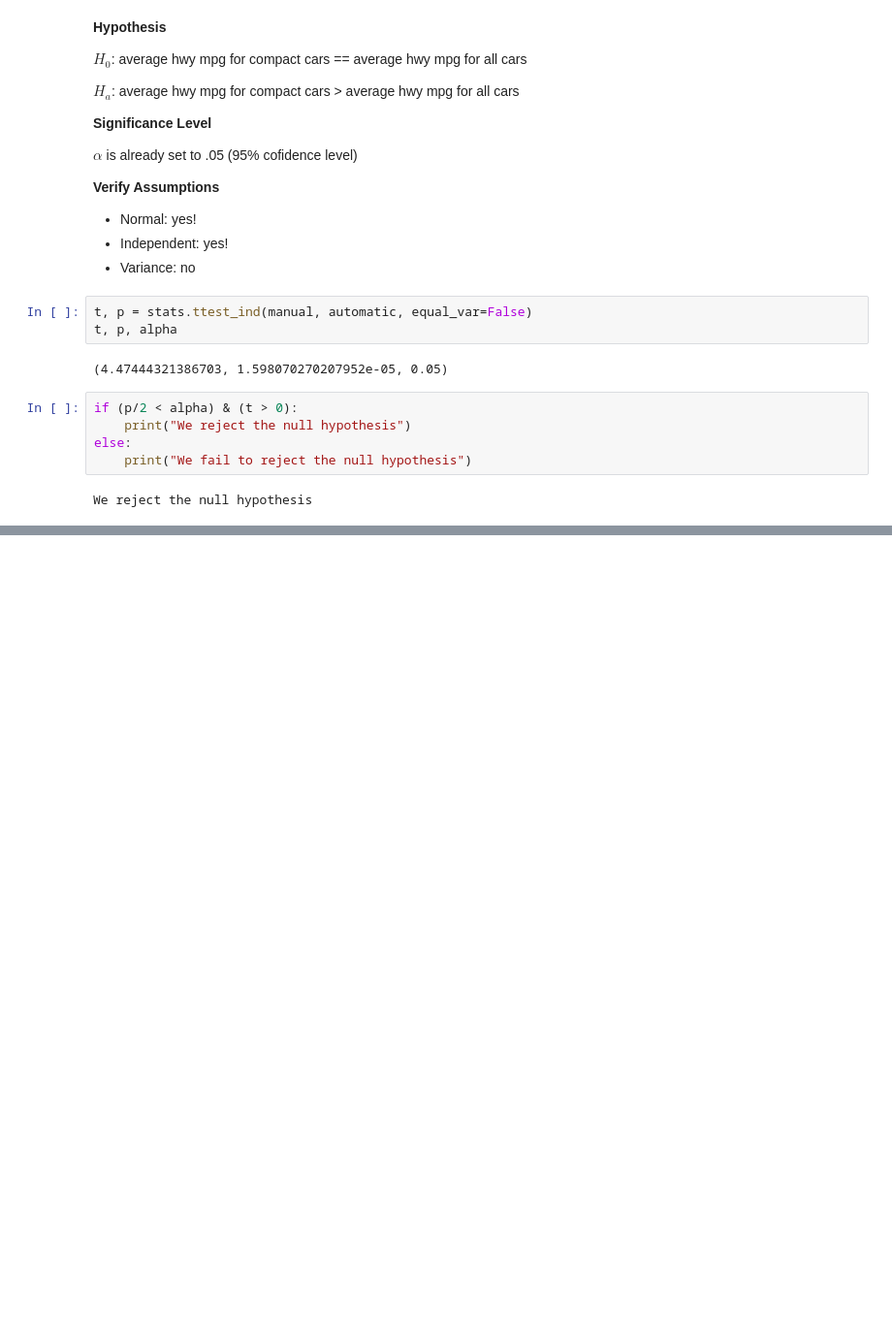
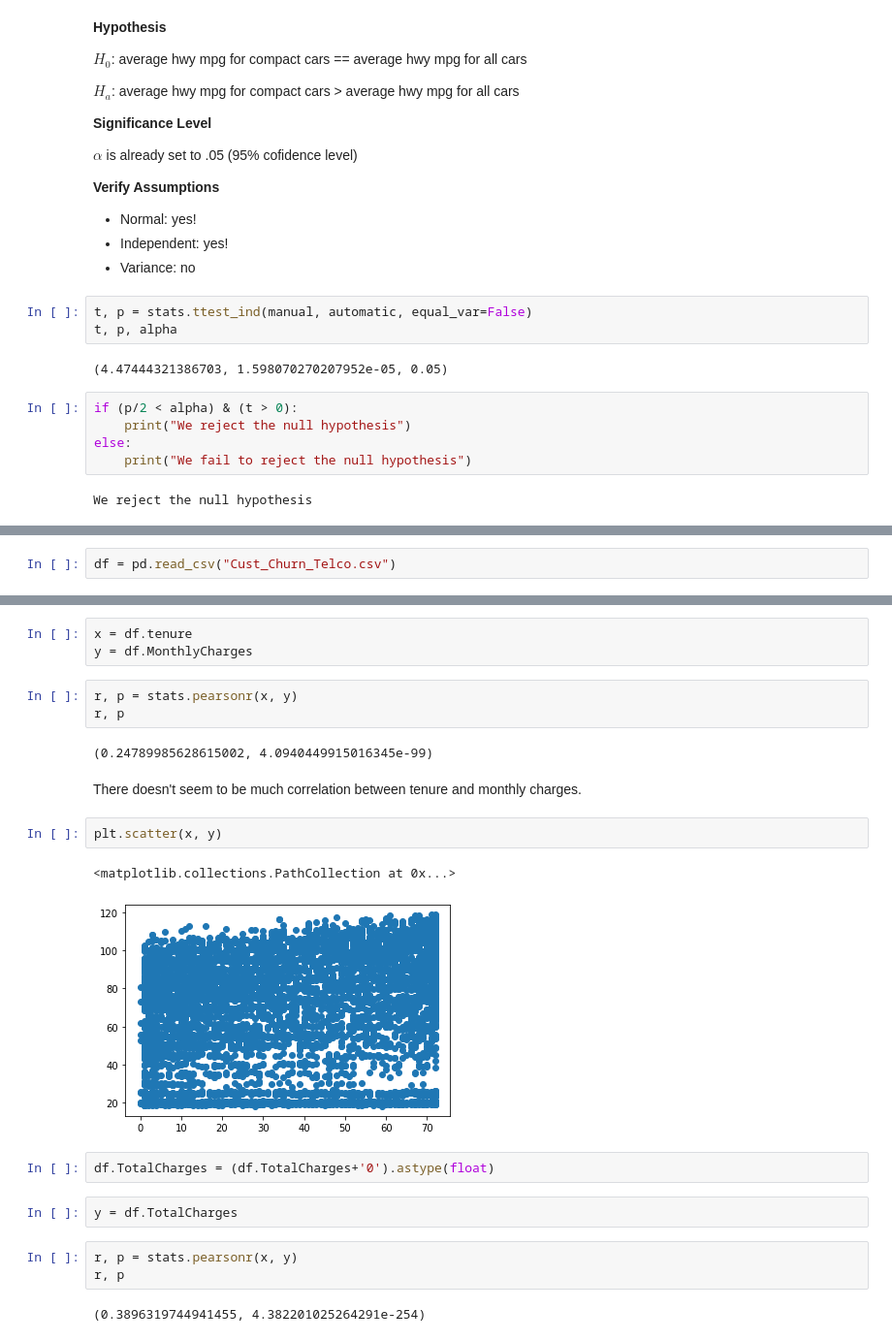
Before and after one commit to christophermayorga/stats, a Jupyter notebook: hypothesis_testing.ipynb, the cells around one changed output, grey strips where cells are left out. Shown: that part at 97% size. Saved outputs shown, nothing was run; the diff lists cells and outputs as text; blank space fills up the shorter version.

```diff
--- a/hypothesis_testing.ipynb
+++ b/hypothesis_testing.ipynb
@@ -217,0 +222,2 @@ We reject the null hypothesis
+# %%
+df = pd.read_csv("Cust_Churn_Telco.csv")
@@ -217,0 +234,24 @@ We reject the null hypothesis
+# %%
+x = df.tenure
+y = df.MonthlyCharges
+# %%
+r, p = stats.pearsonr(x, y)
+r, p
+# %% [output]
+(0.24789985628615002, 4.0940449915016345e-99)
+# %% [markdown]
+There doesn't seem to be much correlation between tenure and monthly charges.
+# %%
+plt.scatter(x, y)
+# %% [output]
+<matplotlib.collections.PathCollection at 0x...>
+[figure, added]
+# %%
+df.TotalCharges = (df.TotalCharges+'0').astype(float)
+# %%
+y = df.TotalCharges
+# %%
+r, p = stats.pearsonr(x, y)
+r, p
+# %% [output]
+(0.3896319744941455, 4.382201025264291e-254)
```
Also changed, not shown: parts of 26 cells of this notebook.
